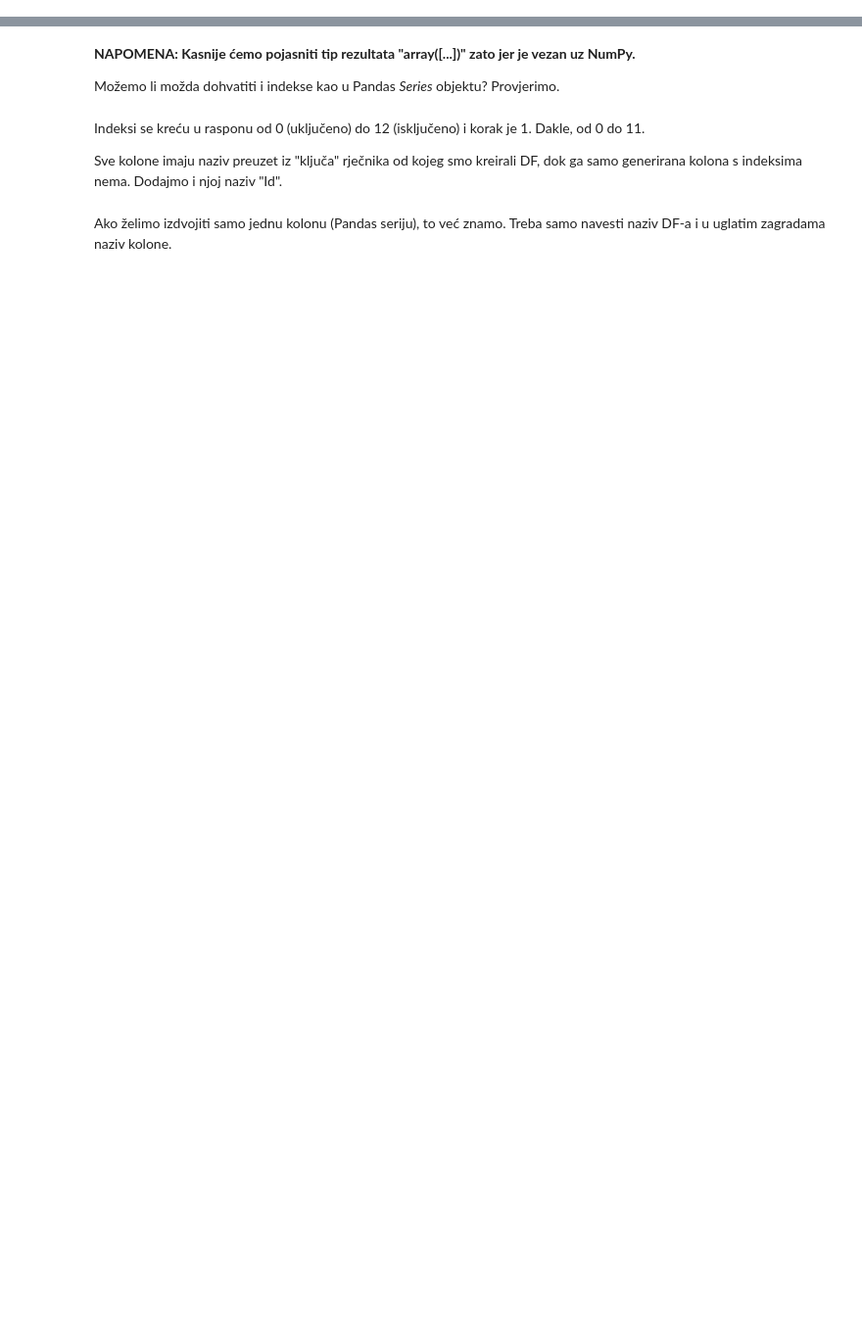
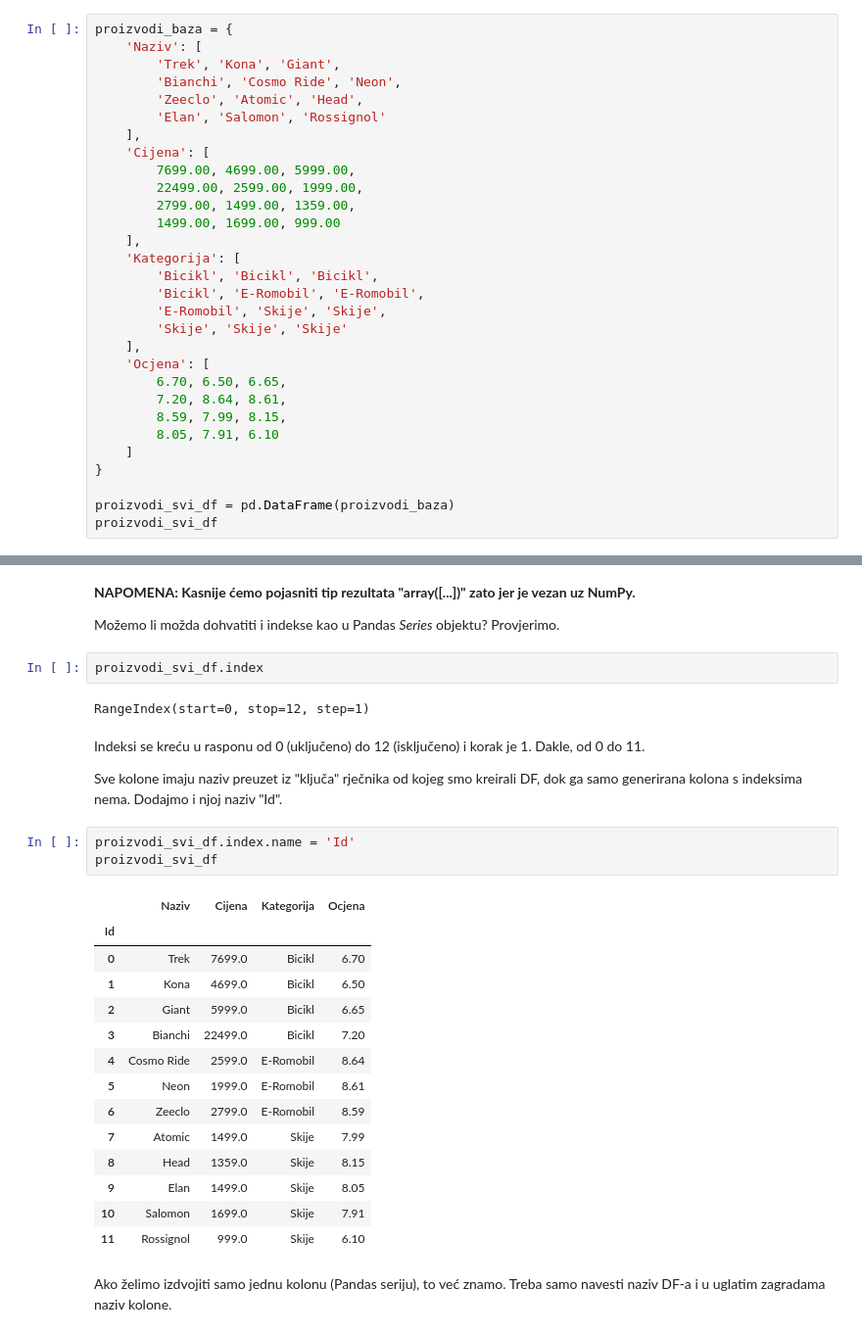
Before and after one commit to py-dev-algebra/py-jupyter-nb, a Jupyter notebook: 02 - Pandas/Pandas - Python modul za analizu podataka - Uvod, ucitavanje i normalizacija podataka.ipynb, the cells around one changed output, grey strips where cells are left out. Shown at 98% size. Saved outputs shown, nothing was run; the diff lists cells and outputs as text; blank space fills up the shorter version.

```diff
--- a/02 - Pandas/Pandas - Python modul za analizu podataka - Uvod, ucitavanje i normalizacija podataka.ipynb
+++ b/02 - Pandas/Pandas - Python modul za analizu podataka - Uvod, ucitavanje i normalizacija podataka.ipynb
@@ -625,3 +694,33 @@ Obradite gore navedeni tekst tako da od njega kreirate listu riječi koje imaju
 Vratimo se na *DataFrame* objekt i upoznajmo se s njegovim mogućnostima.
 
 Na početku smo kreirali jedan *DataFrame* (dalje u tekstu DF) na osnovi rječnika u kojem su podaci bili bez pravog smisla. Sada ćemo napraviti isto dok ne dođemo do dijela kada ćemo DF kreirati na osnovi podataka iz neke .csv datoteke. Koristit ćemo podatke o proizvodima (naziv, cijena, kategorija, ocjena).
+# %%
+proizvodi_baza = {
+    'Naziv': [
+        'Trek', 'Kona', 'Giant',
+        'Bianchi', 'Cosmo Ride', 'Neon',
+        'Zeeclo', 'Atomic', 'Head',
+        'Elan', 'Salomon', 'Rossignol'
+    ],
+    'Cijena': [
+        7699.00, 4699.00, 5999.00,
+        22499.00, 2599.00, 1999.00,
+        2799.00, 1499.00, 1359.00,
+        1499.00, 1699.00, 999.00
+    ],
+    'Kategorija': [
+        'Bicikl', 'Bicikl', 'Bicikl',
+        'Bicikl', 'E-Romobil', 'E-Romobil',
+        'E-Romobil', 'Skije', 'Skije',
+        'Skije', 'Skije', 'Skije'
+    ],
+    'Ocjena': [
+        6.70, 6.50, 6.65,
+        7.20, 8.64, 8.61,
+        8.59, 7.99, 8.15,
+        8.05, 7.91, 6.10
+    ]
+}
+
+proizvodi_svi_df = pd.DataFrame(proizvodi_baza)
+proizvodi_svi_df
@@ -635,9 +804,31 @@ Onda postoji mogućnost dohvata samo vrijednosti, bez naziva kolona.
 **NAPOMENA: Kasnije ćemo pojasniti tip rezultata "array(\[...\])" zato jer je vezan uz NumPy.**
 
 Možemo li možda dohvatiti i indekse kao u Pandas *Series* objektu? Provjerimo.
+# %%
+proizvodi_svi_df.index
+# %% [output]
+RangeIndex(start=0, stop=12, step=1)
 # %% [markdown]
 Indeksi se kreću u rasponu od 0 (uključeno) do 12 (isključeno) i korak je 1. Dakle, od 0 do 11.
 
 Sve kolone imaju naziv preuzet iz "ključa" rječnika od kojeg smo kreirali DF, dok ga samo generirana kolona s indeksima nema. Dodajmo i njoj naziv "Id".
+# %%
+proizvodi_svi_df.index.name = 'Id'
+proizvodi_svi_df
+# %% [output]
+|  | Naziv | Cijena | Kategorija | Ocjena |
+| Id |  |  |  |  |
+| 0 | Trek | 7699.0 | Bicikl | 6.70 |
+| 1 | Kona | 4699.0 | Bicikl | 6.50 |
+| 2 | Giant | 5999.0 | Bicikl | 6.65 |
+| 3 | Bianchi | 22499.0 | Bicikl | 7.20 |
+| 4 | Cosmo Ride | 2599.0 | E-Romobil | 8.64 |
+| 5 | Neon | 1999.0 | E-Romobil | 8.61 |
+| 6 | Zeeclo | 2799.0 | E-Romobil | 8.59 |
+| 7 | Atomic | 1499.0 | Skije | 7.99 |
+| 8 | Head | 1359.0 | Skije | 8.15 |
+| 9 | Elan | 1499.0 | Skije | 8.05 |
+| 10 | Salomon | 1699.0 | Skije | 7.91 |
+| 11 | Rossignol | 999.0 | Skije | 6.10 |
 # %% [markdown]
 Ako želimo izdvojiti samo jednu kolonu (Pandas seriju), to već znamo. Treba samo navesti naziv DF-a i u uglatim zagradama naziv kolone.
```
Also changed, not shown: parts of 12 cells of this notebook.
